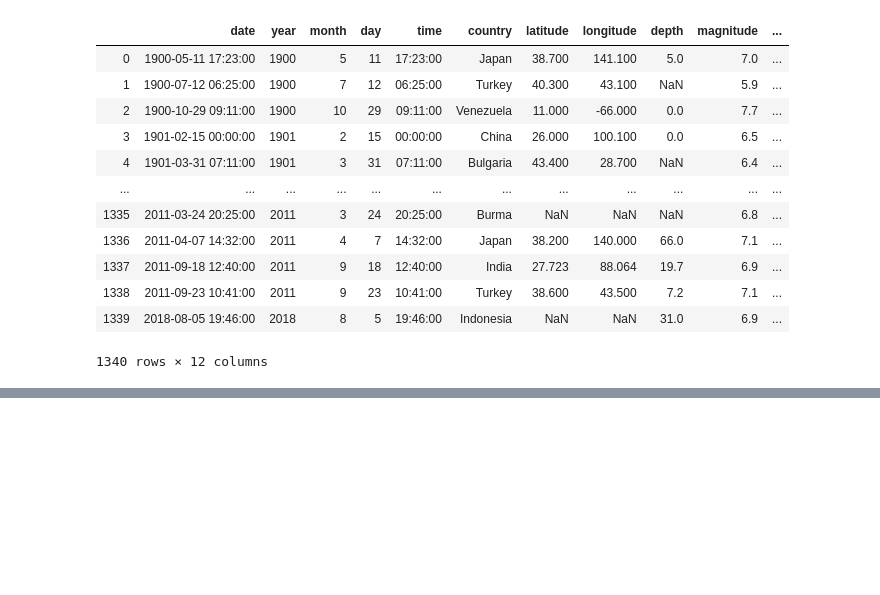
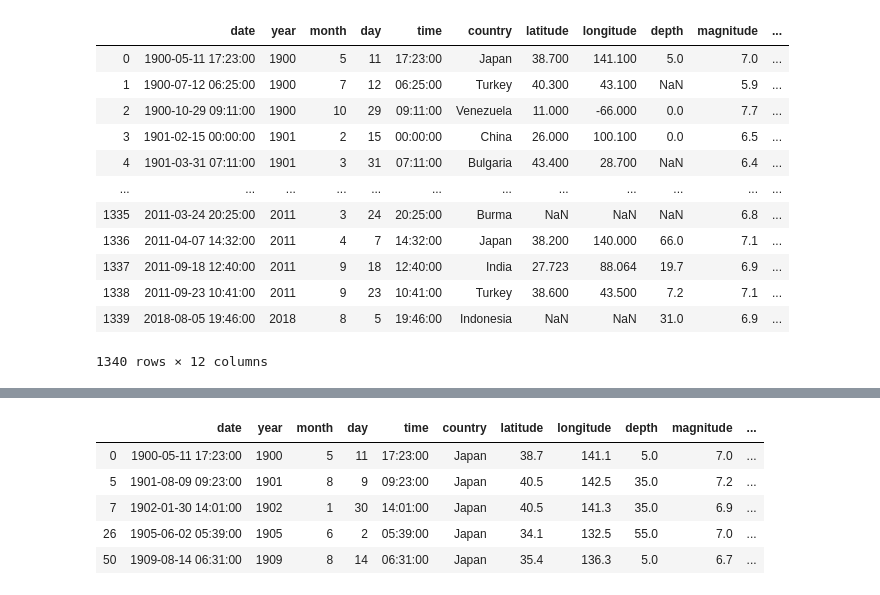
Before and after one commit to nss-data-science-cohort-4/dq3-earthquakes-amdquake, a Jupyter notebook: notebook/daniel_part1.ipynb, the cells around one changed output, grey strips where cells are left out. Drawn from its saved outputs; the diff is of its cells as text; code cells hidden in the pictures; blank space fills up the shorter version.

```diff
--- a/notebook/daniel_part1.ipynb
+++ b/notebook/daniel_part1.ipynb
@@ -21,0 +26,10 @@ world_earthquakes
+# %%
+Japan = world_earthquakes[world_earthquakes['country'].str.contains('Japan')]
+Japan.head()
+# %% [output]
+|  | date | year | month | day | time | country | latitude | longitude | depth | magnitude | ... |
+| 0 | 1900-05-11 17:23:00 | 1900 | 5 | 11 | 17:23:00 | Japan | 38.7 | 141.1 | 5.0 | 7.0 | ... |
+| 5 | 1901-08-09 09:23:00 | 1901 | 8 | 9 | 09:23:00 | Japan | 40.5 | 142.5 | 35.0 | 7.2 | ... |
+| 7 | 1902-01-30 14:01:00 | 1902 | 1 | 30 | 14:01:00 | Japan | 40.5 | 141.3 | 35.0 | 6.9 | ... |
+| 26 | 1905-06-02 05:39:00 | 1905 | 6 | 2 | 05:39:00 | Japan | 34.1 | 132.5 | 55.0 | 7.0 | ... |
+| 50 | 1909-08-14 06:31:00 | 1909 | 8 | 14 | 06:31:00 | Japan | 35.4 | 136.3 | 5.0 | 6.7 | ... |
```
Also changed, not shown: parts of 6 cells of this notebook.
